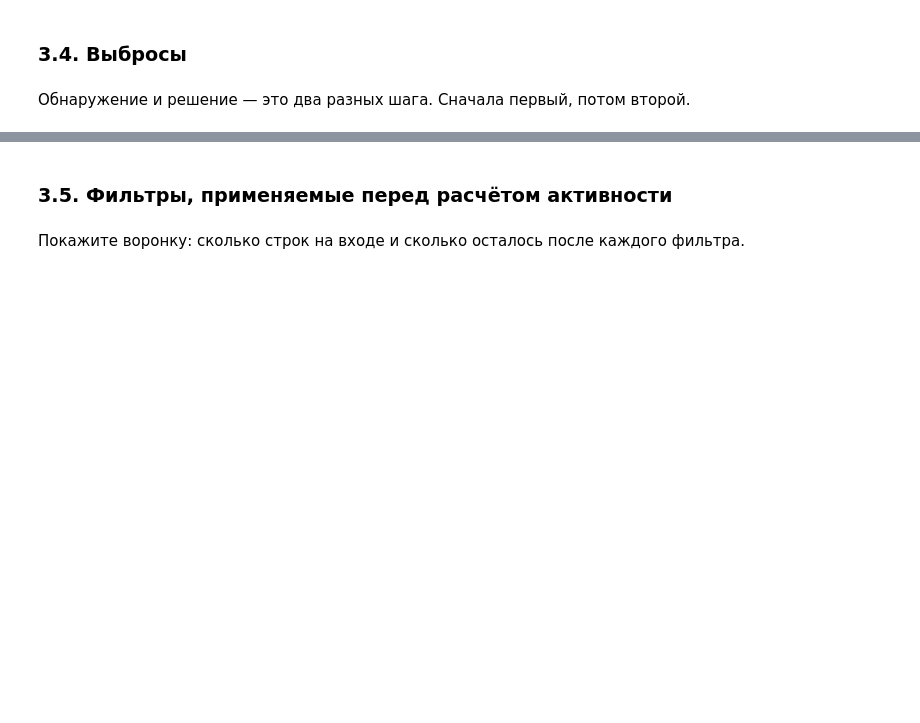
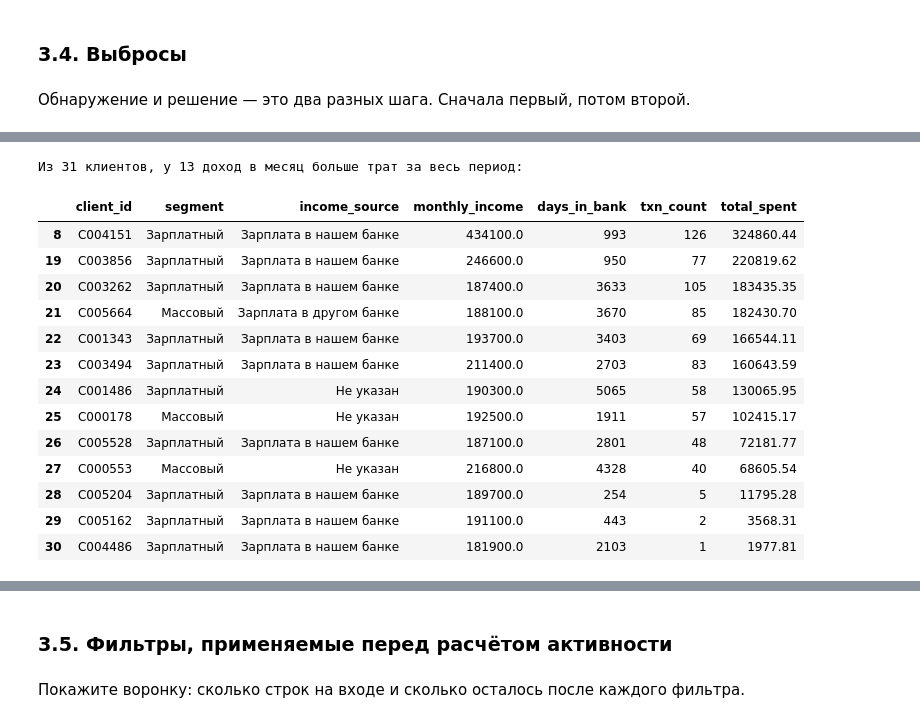
Before and after one commit to sonestos/Nikitenko_Sofya_Lab1, a Jupyter notebook: 01_analysis.ipynb, the cells around one changed output, grey strips where cells are left out. Cells and saved outputs as stored; diff of their text form; code cells hidden in the pictures; blank space fills up the shorter version.

```diff
--- a/01_analysis.ipynb
+++ b/01_analysis.ipynb
@@ -389,0 +499,8 @@ print(f"Прошли опрос: {clients['is_surveyed'].sum()} из {len(client
+# %%
+suspicious_income = clients[
+    (clients['monthly_income'] > upper_iqr_income) &
+    (clients['segment'].isin(['Массовый', 'Зарплатный']))
+]
+
+print(f"Всего таких клиентов: {len(suspicious_income)}")
+display(suspicious_income[['client_id', 'segment', 'monthly_income', 'income_source', 'card_type']].sort_values('monthly_income', ascending=False).head(10))
@@ -389,0 +522,39 @@ print(f"Прошли опрос: {clients['is_surveyed'].sum()} из {len(client
+# %%
+current_date = pd.Timestamp('2025-06-30')
+suspicious_income = suspicious_income.copy()
+suspicious_income['days_in_bank'] = (current_date - suspicious_income['registration_date']).dt.days
+
+txn_success = txn[txn['status'] == 'успешно']
+suspicious_txn = txn_success[txn_success['client_id'].isin(suspicious_income['client_id'])]
+
+txn_stats = suspicious_txn.groupby('client_id').agg(
+    total_spent=('amount', 'sum'),
+    txn_count=('txn_id', 'count'),
+    avg_check=('amount', 'mean')
+).reset_index()
+
+check_31 = suspicious_income.merge(txn_stats, on='client_id', how='left').fillna({'total_spent': 0, 'txn_count': 0})
+
+check_31 = check_31.sort_values('total_spent', ascending=False).reset_index(drop=True)
+
+check_31_filtered = check_31[check_31['monthly_income'] > check_31['total_spent']]
+
+print(f"Из {len(check_31)} клиентов, у {len(check_31_filtered)} доход в месяц больше трат за весь период:")
+
+display(check_31_filtered[['client_id', 'segment', 'income_source', 'monthly_income', 'days_in_bank', 'txn_count', 'total_spent']])
+# %% [output]
+Из 31 клиентов, у 13 доход в месяц больше трат за весь период:
+|  | client_id | segment | income_source | monthly_income | days_in_bank | txn_count | total_spent |
+| 8 | C004151 | Зарплатный | Зарплата в нашем банке | 434100.0 | 993 | 126 | 324860.44 |
+| 19 | C003856 | Зарплатный | Зарплата в нашем банке | 246600.0 | 950 | 77 | 220819.62 |
+| 20 | C003262 | Зарплатный | Зарплата в нашем банке | 187400.0 | 3633 | 105 | 183435.35 |
+| 21 | C005664 | Массовый | Зарплата в другом банке | 188100.0 | 3670 | 85 | 182430.70 |
+| 22 | C001343 | Зарплатный | Зарплата в нашем банке | 193700.0 | 3403 | 69 | 166544.11 |
+| 23 | C003494 | Зарплатный | Зарплата в нашем банке | 211400.0 | 2703 | 83 | 160643.59 |
+| 24 | C001486 | Зарплатный | Не указан | 190300.0 | 5065 | 58 | 130065.95 |
+| 25 | C000178 | Массовый | Не указан | 192500.0 | 1911 | 57 | 102415.17 |
+| 26 | C005528 | Зарплатный | Зарплата в нашем банке | 187100.0 | 2801 | 48 | 72181.77 |
+| 27 | C000553 | Массовый | Не указан | 216800.0 | 4328 | 40 | 68605.54 |
+| 28 | C005204 | Зарплатный | Зарплата в нашем банке | 189700.0 | 254 | 5 | 11795.28 |
+| 29 | C005162 | Зарплатный | Зарплата в нашем банке | 191100.0 | 443 | 2 | 3568.31 |
+| 30 | C004486 | Зарплатный | Зарплата в нашем банке | 181900.0 | 2103 | 1 | 1977.81 |
```
Also changed, not shown: parts of 34 cells of this notebook.
